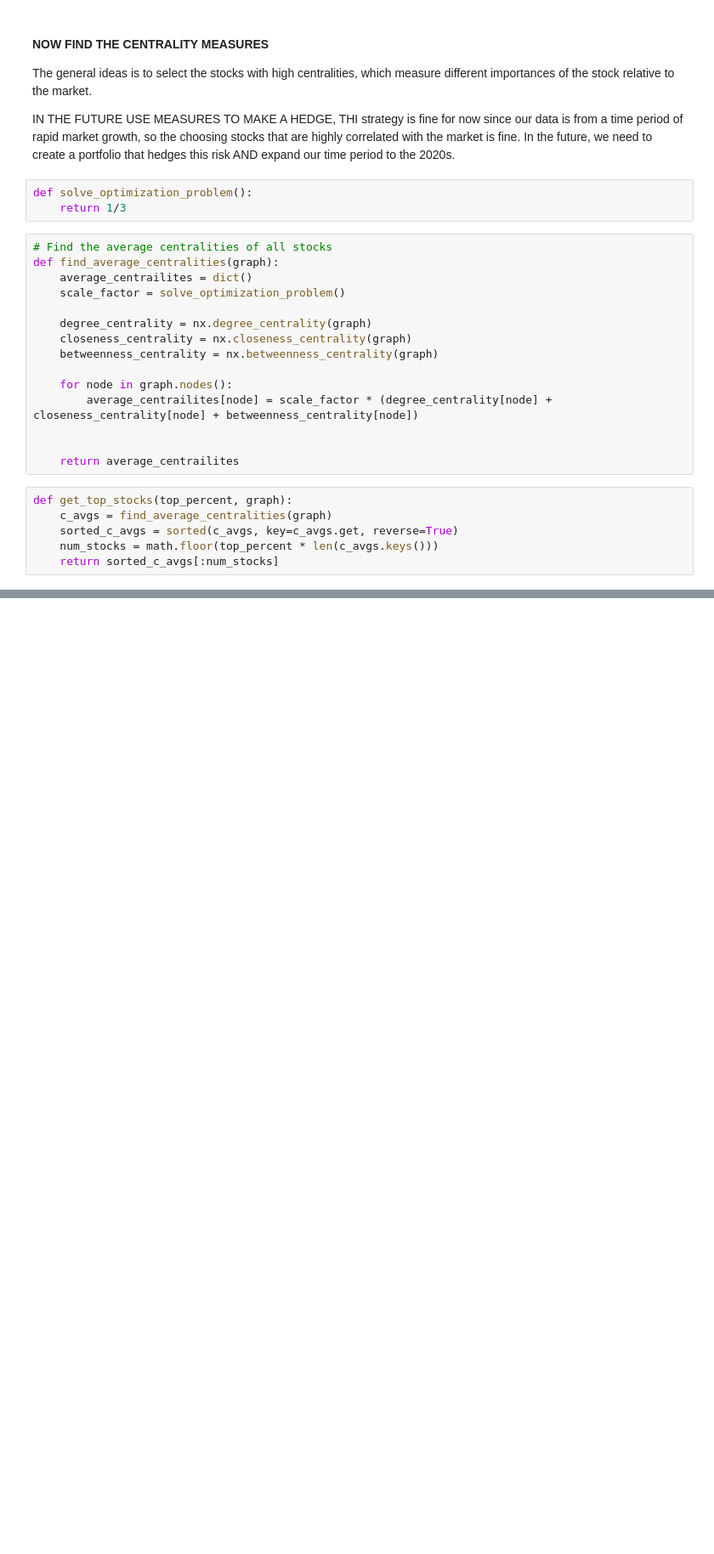
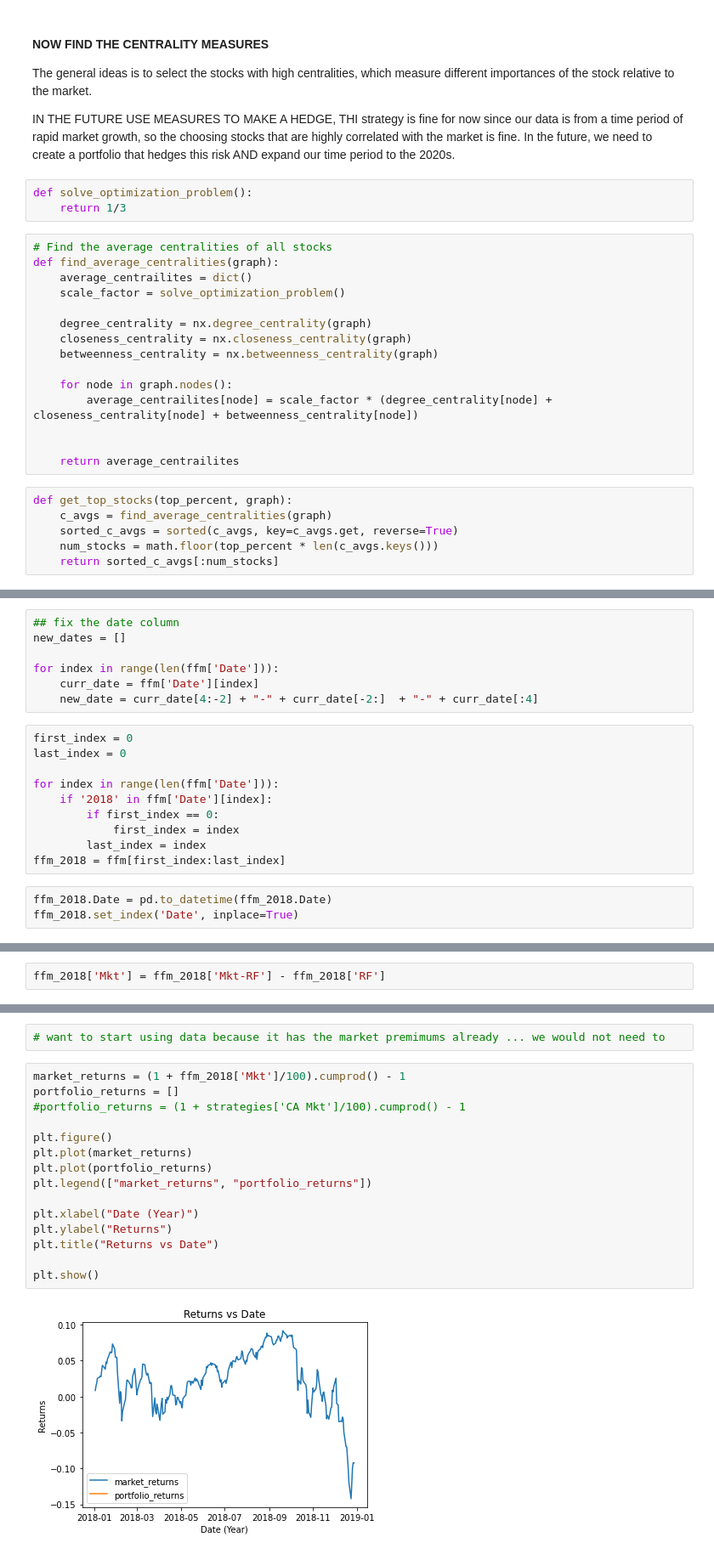
Before and after one commit to sahanasai11/MarketMaven, a Jupyter notebook: Generating Initial Stock Correlation Network.ipynb, the cells around one changed output, grey strips where cells are left out. Shown at 85% size. Saved outputs shown, nothing was run; the diff lists cells and outputs as text; blank space fills up the shorter version.

Commit message:
market returns

```diff
--- a/Generating Initial Stock Correlation Network.ipynb
+++ b/Generating Initial Stock Correlation Network.ipynb
@@ -169,0 +163,20 @@ get_top_stocks(.05, g)
+# %%
+## fix the date column
+new_dates = []
+
+for index in range(len(ffm['Date'])):
+    curr_date = ffm['Date'][index]
+    new_date = curr_date[4:-2] + "-" + curr_date[-2:]  + "-" + curr_date[:4]
+# %%
+first_index = 0
+last_index = 0
+
+for index in range(len(ffm['Date'])):
+    if '2018' in ffm['Date'][index]:
+        if first_index == 0:
+            first_index = index
+        last_index = index
+ffm_2018 = ffm[first_index:last_index]
+# %%
+ffm_2018.Date = pd.to_datetime(ffm_2018.Date)
+ffm_2018.set_index('Date', inplace=True)
@@ -169,0 +189,2 @@ get_top_stocks(.05, g)
+# %%
+ffm_2018['Mkt'] = ffm_2018['Mkt-RF'] - ffm_2018['RF']
@@ -169,0 +214,19 @@ get_top_stocks(.05, g)
+# %%
+# want to start using data because it has the market premimums already ... we would not need to
+# %%
+market_returns = (1 + ffm_2018['Mkt']/100).cumprod() - 1
+portfolio_returns = []
+#portfolio_returns = (1 + strategies['CA Mkt']/100).cumprod() - 1
+
+plt.figure()
+plt.plot(market_returns)
+plt.plot(portfolio_returns)
+plt.legend(["market_returns", "portfolio_returns"])
+
+plt.xlabel("Date (Year)")
+plt.ylabel("Returns")
+plt.title("Returns vs Date")
+
+plt.show()
+# %% [output]
+[figure, added]
```
Also changed, not shown: parts of 10 cells of this notebook, 2 other files.
